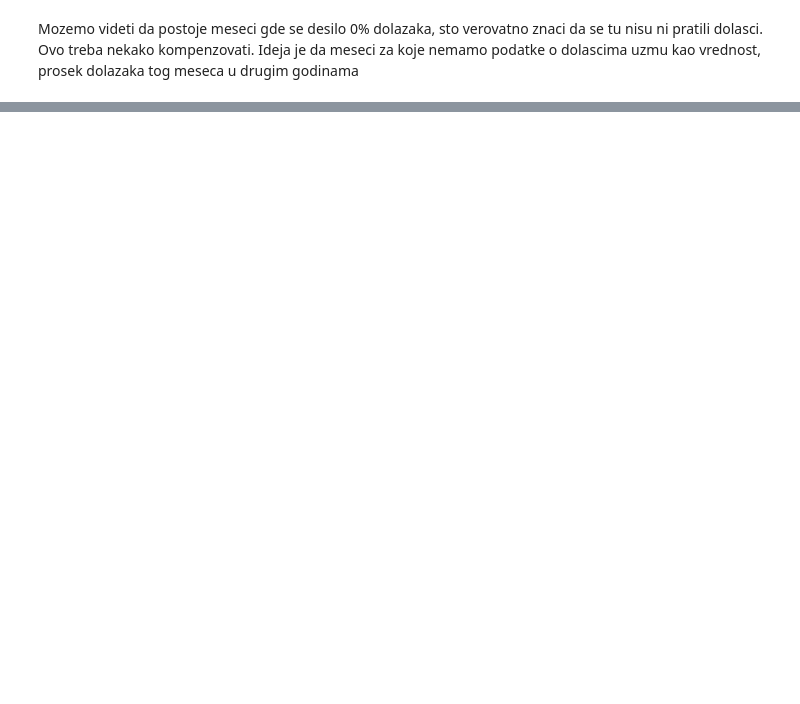
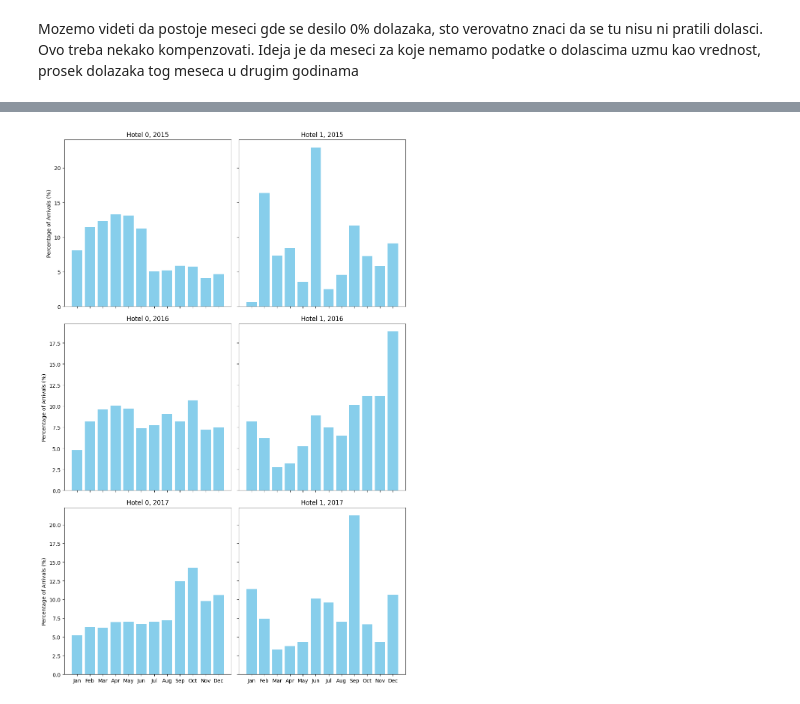
Before and after one commit to usernamenenad/Lumen, a Jupyter notebook: dataVisualization.ipynb, the cells around one changed output, grey strips where cells are left out. Saved outputs shown, nothing was run; the diff lists cells and outputs as text; code cells hidden in the pictures; blank space fills up the shorter version.

```diff
--- a/dataVisualization.ipynb
+++ b/dataVisualization.ipynb
@@ -144,2 +162,5 @@ hotel_id arrival_year
 # %% [markdown]
 Mozemo videti da postoje meseci gde se desilo 0% dolazaka, sto verovatno znaci da se tu nisu ni pratili dolasci. Ovo treba nekako kompenzovati. Ideja je da meseci za koje nemamo podatke o dolascima uzmu kao vrednost, prosek dolazaka tog meseca u drugim godinama
+# %%
+average_arrivals_per_month_by_hotel = dataset.groupby(['hotel_id', 'arrival_month']).size().reset_index(name='Count').groupby(['hotel_id', 'arrival_month'])['Count'].mean()
+average_arrivals_df = average_arrivals_per_month_by_hotel.reset_index(name='Average Arrivals')
@@ -145,0 +187,14 @@ Mozemo videti da postoje meseci gde se desilo 0% dolazaka, sto verovatno znaci d
+# %%
+for _, row in anomalie_months_df.iterrows():
+    hotel_id = row['Hotel ID']
+    year = row['Year']
+    month = row['Month']
+
+    average_arrival = average_arrivals_df.loc[
+        (average_arrivals_df['hotel_id'] == hotel_id) &
+        (average_arrivals_df['arrival_month'] == month),
+        'Average Arrivals'
+    ].values[0]
+
+    if month in arrival_count.columns:  # Check if the month is a column in the DataFrame
+        arrival_count.loc[(hotel_id, year), month] = average_arrival
@@ -145,0 +221,25 @@ Mozemo videti da postoje meseci gde se desilo 0% dolazaka, sto verovatno znaci d
+# %%
+arrivals_percentage = arrival_count.div(arrival_count.sum(axis=1), axis=0).fillna(0) * 100
+# %%
+fig, axs = plt.subplots(num_years, num_hotels, figsize=(5 * num_hotels, 5 * num_years), sharex='col', sharey='row')
+
+for i, year in enumerate(unique_years):
+    for j, hotel_id in enumerate(unique_hotels):
+        if num_years == 1 or num_hotels == 1:
+            ax = axs[max(i, j)]
+        else:
+            ax = axs[i, j]
+
+        data = arrivals_percentage.xs((hotel_id, year), level=('hotel_id', 'arrival_year')).T
+
+        ax.bar(data.index, data.values.flatten(), color='skyblue')
+        ax.set_title(f'Hotel {hotel_id}, {year}')
+        ax.set_xticks(range(1, 13))
+        ax.set_xticklabels(['Jan', 'Feb', 'Mar', 'Apr', 'May', 'Jun', 'Jul', 'Aug', 'Sep', 'Oct', 'Nov', 'Dec'])
+        if j == 0:
+            ax.set_ylabel('Percentage of Arrivals (%)')
+
+plt.tight_layout()
+plt.show()
+# %% [output]
+[figure, added]
```
Also changed, not shown: parts of 5 cells of this notebook.
